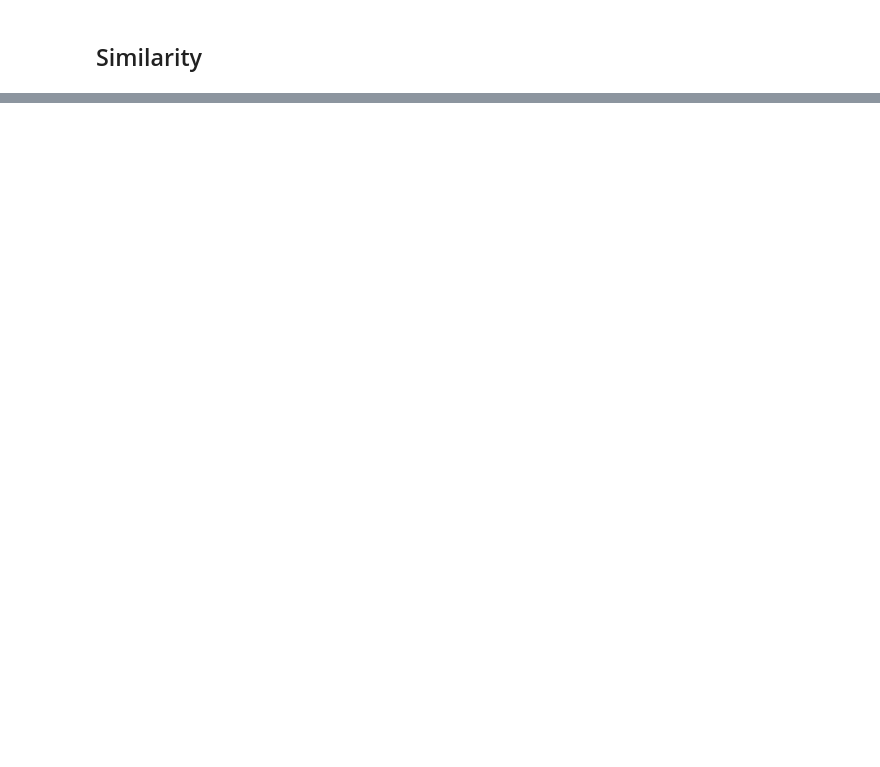
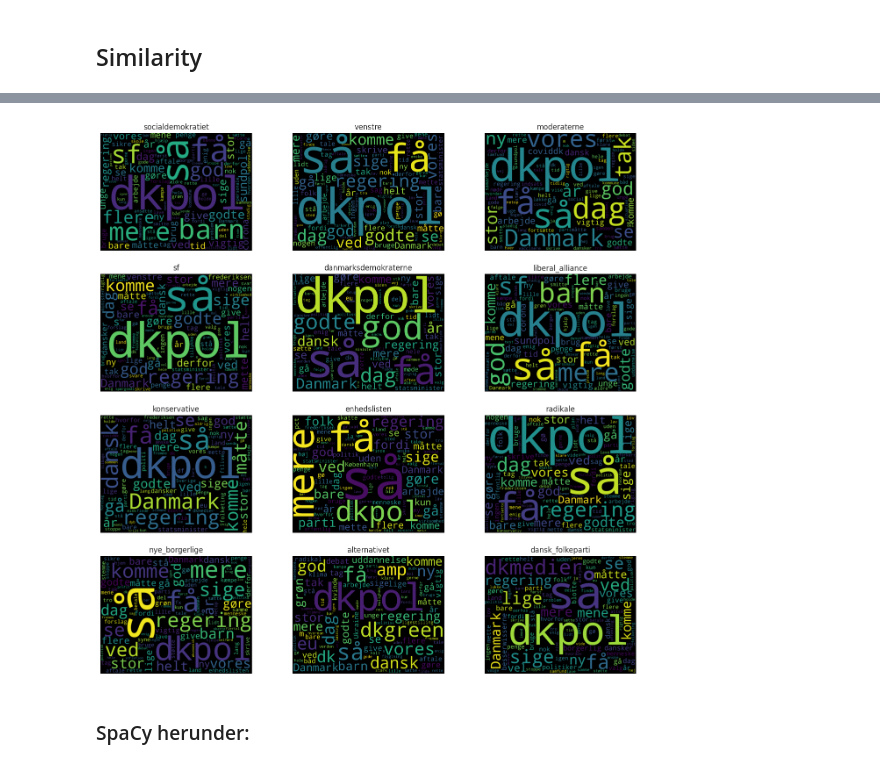
Before and after one commit to s180820/02807_dkpol, a Jupyter notebook: 01_visualization.ipynb, the cells around one changed output, grey strips where cells are left out. Cells and saved outputs as stored; diff of their text form; code cells hidden in the pictures; blank space fills up the shorter version.

```diff
--- a/01_visualization.ipynb
+++ b/01_visualization.ipynb
@@ -104,0 +173,49 @@ NameError: name 'spacy' is not defined
+# %%
+# group list of words by party
+
+for partyname in giant_df.Party.unique():
+    df_party = giant_df[giant_df.Party == partyname]
+    party_tokens = []
+    for c in range(df_party.shape[0]):
+        party_tokens += df_party.iloc[c].CT
+    list_freq = nltk.FreqDist(ch for ch in party_tokens if ch.isalpha())
+    party_freqs.append(list_freq)
+# %%
+from wordcloud import WordCloud
+# only get 100 most frequent items from each party to reduce runtime
+
+string_list=[]
+for i in range(giant_df.Party.nunique()):
+    tf_max=sorted(party_freqs[i].items(), key=lambda item: item[1])
+    tf_max=tf_max[-100:]
+    string=''
+    for word,score in tf_max:
+        string+=int(score)*(word+" ")
+    string_list.append(string)
+# %%
+#generate wordcloud for each party
+
+word_cloud=[]
+for i in range(giant_df.Party.nunique()):
+    wordcloud = WordCloud(
+                          background_color='black',
+                          width=1800,
+                          height=1400,collocations = False
+                         ).generate(string_list[i])
+    word_cloud.append(wordcloud)
+# %%
+#Plot formatting
+
+fig, axs = plt.subplots(4, 3,figsize=(16,16))
+k=0
+for i in range(4):
+    for j in range(3):
+        axs[i, j].imshow(word_cloud[k], interpolation="bilinear")
+        axs[i, j].axis("off")
+        axs[i, j].set_title(giant_df.Party.unique()[k])
+        k+=1
+plt.show()
+# %% [output]
+[figure, added]
+# %% [markdown]
+### SpaCy herunder:
```
Also changed, not shown: parts of 41 cells of this notebook, 12 other files.
